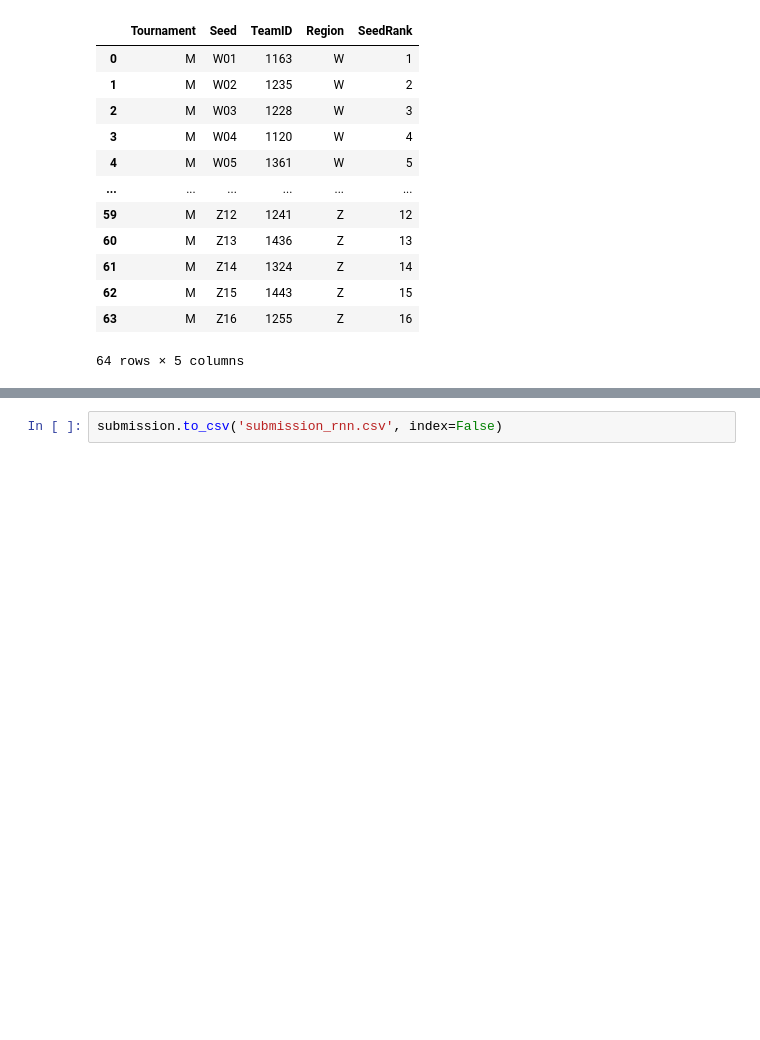
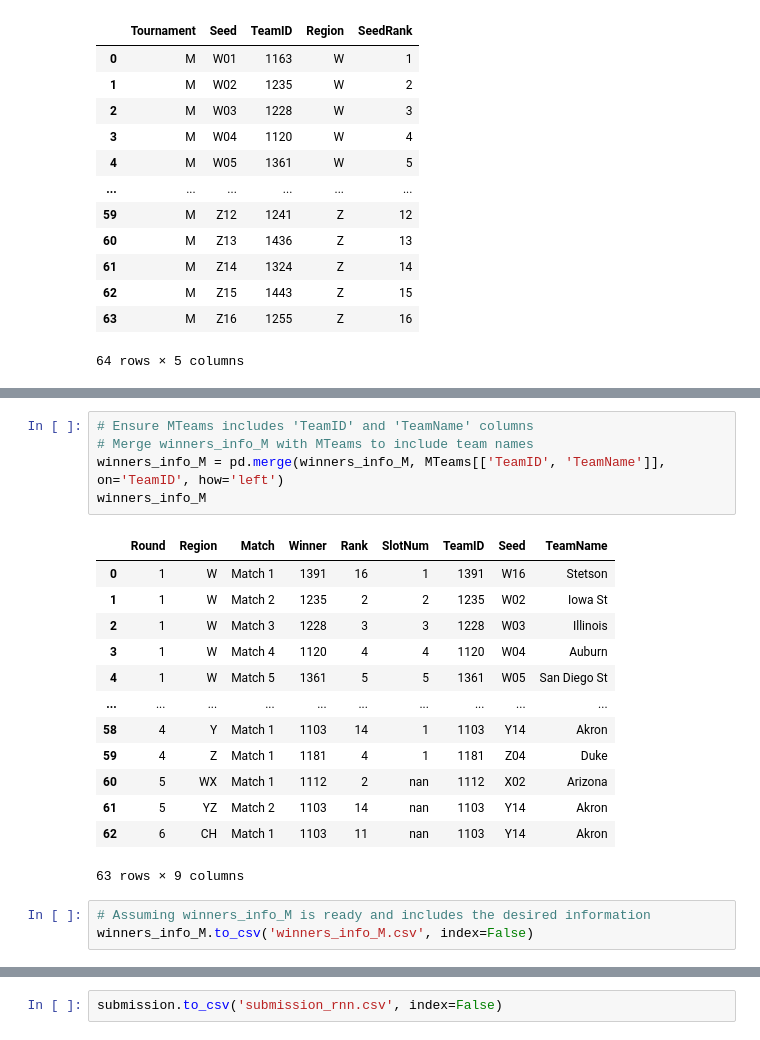
Before and after one commit to shailajgg/IDS705_MachineLearning_FinalProject, a Jupyter notebook: march-madeness-models.ipynb, the cells around one changed output, grey strips where cells are left out. Drawn from its saved outputs; the diff is of its cells as text; blank space fills up the shorter version.

```diff
--- a/march-madeness-models.ipynb
+++ b/march-madeness-models.ipynb
@@ -1746,4 +1746,26 @@ winners_info_M
 63 rows × 8 columns
+# %%
+# Ensure MTeams includes 'TeamID' and 'TeamName' columns
+# Merge winners_info_M with MTeams to include team names
+winners_info_M = pd.merge(winners_info_M, MTeams[['TeamID', 'TeamName']], on='TeamID', how='left')
+winners_info_M
+# %% [output]
+|  | Round | Region | Match | Winner | Rank | SlotNum | TeamID | Seed | TeamName |
+| 0 | 1 | W | Match 1 | 1391 | 16 | 1 | 1391 | W16 | Stetson |
+| 1 | 1 | W | Match 2 | 1235 | 2 | 2 | 1235 | W02 | Iowa St |
+| 2 | 1 | W | Match 3 | 1228 | 3 | 3 | 1228 | W03 | Illinois |
+| 3 | 1 | W | Match 4 | 1120 | 4 | 4 | 1120 | W04 | Auburn |
+| 4 | 1 | W | Match 5 | 1361 | 5 | 5 | 1361 | W05 | San Diego St |
+| ... | ... | ... | ... | ... | ... | ... | ... | ... | ... |
+| 58 | 4 | Y | Match 1 | 1103 | 14 | 1 | 1103 | Y14 | Akron |
+| 59 | 4 | Z | Match 1 | 1181 | 4 | 1 | 1181 | Z04 | Duke |
+| 60 | 5 | WX | Match 1 | 1112 | 2 | nan | 1112 | X02 | Arizona |
+| 61 | 5 | YZ | Match 2 | 1103 | 14 | nan | 1103 | Y14 | Akron |
+| 62 | 6 | CH | Match 1 | 1103 | 11 | nan | 1103 | Y14 | Akron |
+63 rows × 9 columns
+# %%
+# Assuming winners_info_M is ready and includes the desired information
+winners_info_M.to_csv('winners_info_M.csv', index=False)
 # %%
 def transform_to_desired_format(df):
     transformed_df = pd.DataFrame(columns=['RowId', 'Tournament', 'Bracket', 'Slot', 'Team'])
```
Also changed, not shown: parts of 13 cells of this notebook.
